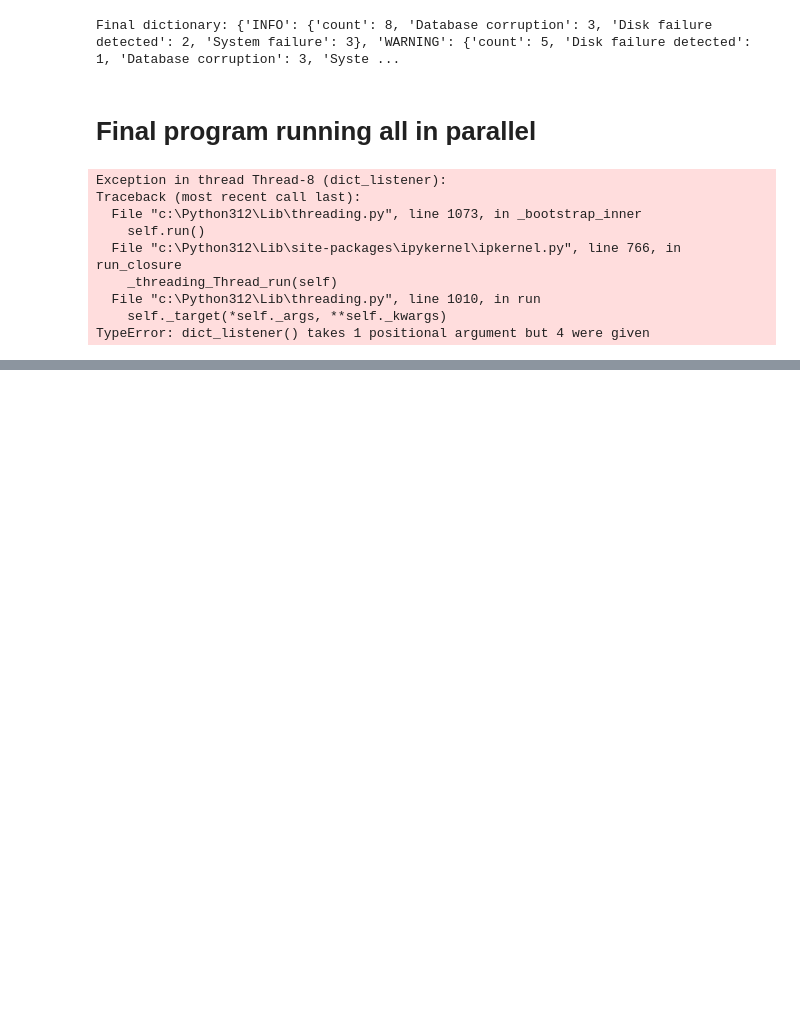
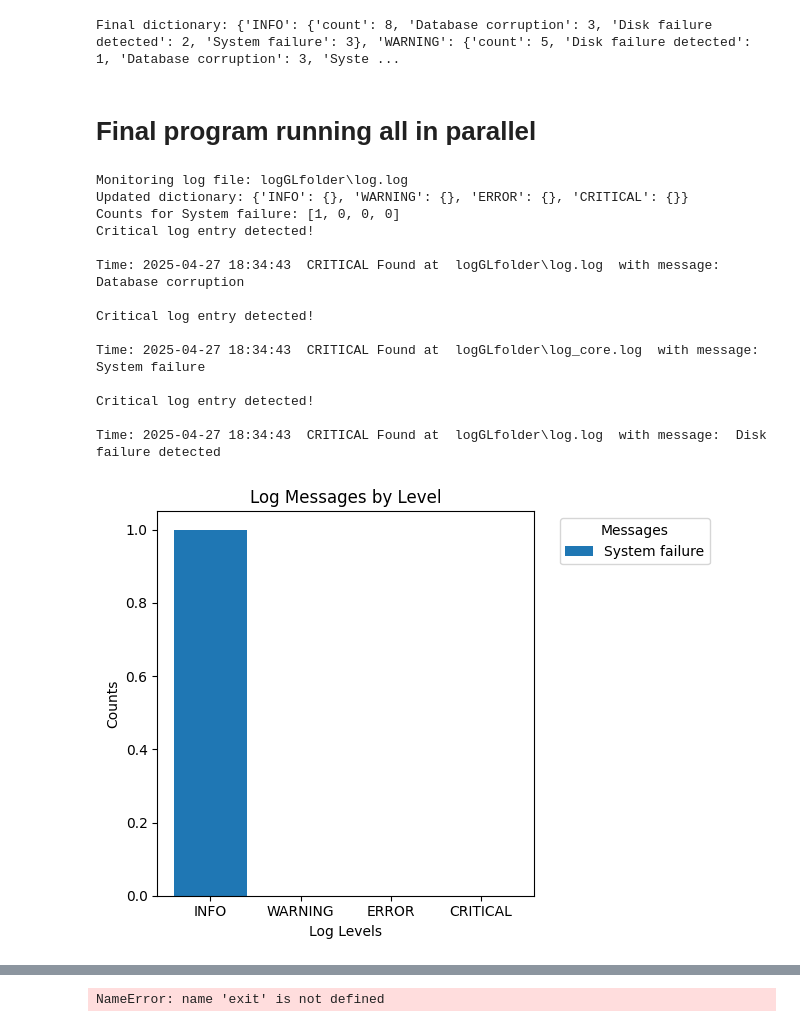
Before and after one commit to ETE4990-S25/homeworkfolder-Gizmofire, a Jupyter notebook: Labs/Lab 09 - Log Aggregator/Gordon 09.ipynb, the cells around one changed output, grey strips where cells are left out. Saved outputs shown, nothing was run; the diff lists cells and outputs as text; code cells hidden in the pictures; blank space fills up the shorter version.

```diff
--- a/Labs/Lab 09 - Log Aggregator/Gordon 09.ipynb
+++ b/Labs/Lab 09 - Log Aggregator/Gordon 09.ipynb
@@ -391,43 +391,49 @@ dictionary = {"INFO": {}, "WARNING": {}, "ERROR": {}, "CRITICAL": {}}
 def main():
     t1 = threading.Thread(target=lab9_generator.logGenerator, daemon=True)
     t2 = threading.Thread(target=lab9_parser.logParser, daemon=True, args=("logGLfolder\\log.log",dictionary))
-    t3 = threading.Thread(target=lab9Graph.dict_listener, daemon=True, args=(dictionary))
+    t3 = threading.Thread(target=lab9Graph.dict_listener, daemon=True, args=(dictionary,))
 
 
 
 
     t2.start()
     t3.start()
     t1.start()
 
 
     # timout added since program was being hung
     t2.join(timeout=4)
     t3.join(timeout=10)
     t1.join()
 
 
     print("Done!")
     print("Final dictionary:", dictionary)
 
     with open("logGLfolder\\log_summary.json", "w") as json_file:
         json.dump(dictionary, json_file, indent=4)
 
     # this does not work at all, cry face
     lab9_parser.exitTimer()
 
 
 
 
 if __name__ == "__main__":
     main()
 # %% [output]
-Exception in thread Thread-8 (dict_listener):
-Traceback (most recent call last):
-  File "c:\Python312\Lib\threading.py", line 1073, in _bootstrap_inner
-    self.run()
-  File "c:\Python312\Lib\site-packages\ipykernel\ipkernel.py", line 766, in run_closure
-    _threading_Thread_run(self)
-  File "c:\Python312\Lib\threading.py", line 1010, in run
-    self._target(*self._args, **self._kwargs)
-TypeError: dict_listener() takes 1 positional argument but 4 were given
+Monitoring log file: logGLfolder\log.log
+Updated dictionary: {'INFO': {}, 'WARNING': {}, 'ERROR': {}, 'CRITICAL': {}}
+Counts for System failure: [1, 0, 0, 0]
+Critical log entry detected!
+
+Time: 2025-04-27 18:34:43  CRITICAL Found at  logGLfolder\log.log  with message:  Database corruption
+
+Critical log entry detected!
+
+Time: 2025-04-27 18:34:43  CRITICAL Found at  logGLfolder\log_core.log  with message:   System failure
+
+Critical log entry detected!
+
+Time: 2025-04-27 18:34:43  CRITICAL Found at  logGLfolder\log.log  with message:  Disk failure detected
+[figure, added]
@@ -450,0 +457 @@ Exiting in 10 seconds...
+NameError: name 'exit' is not defined
```
Also changed, not shown: parts of 1 cell of this notebook, 10 other files.
